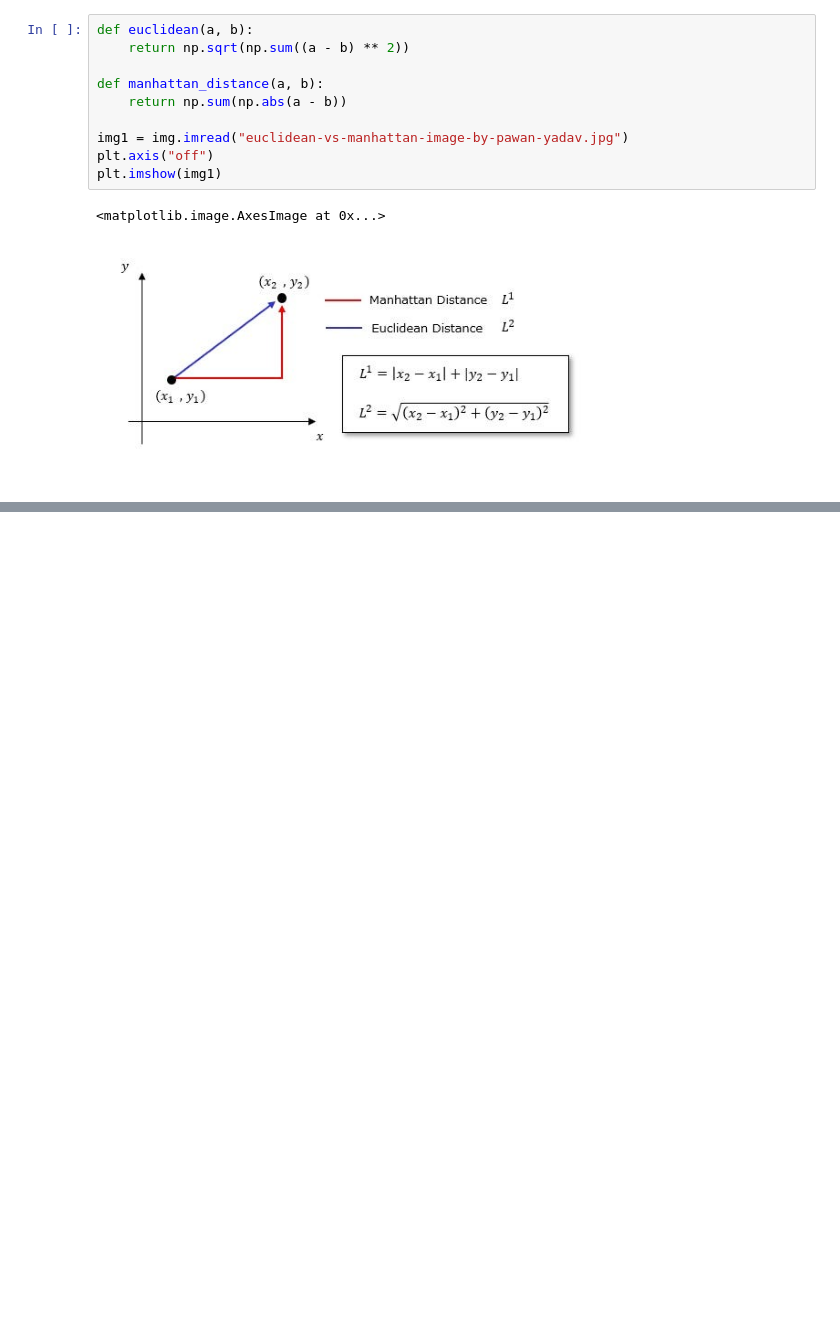
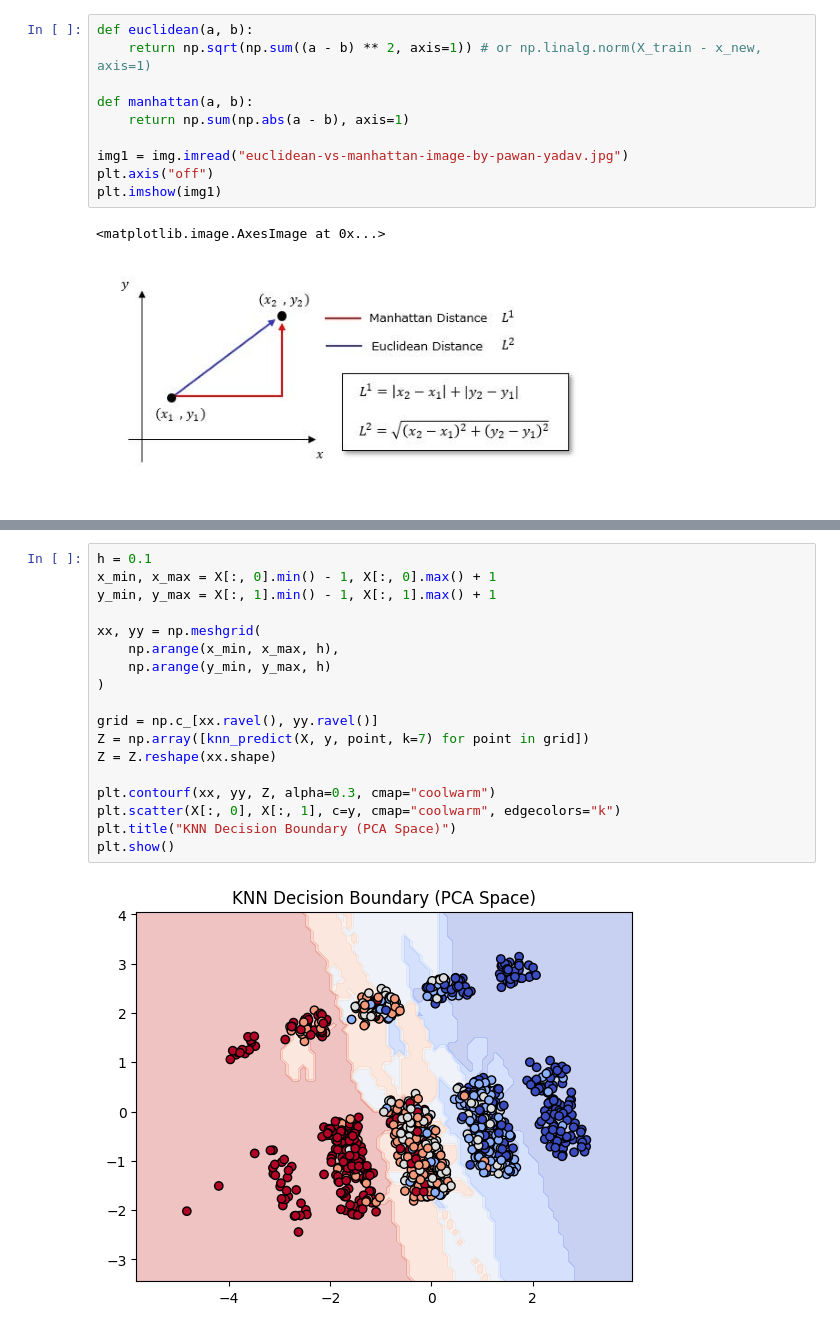
Before and after one commit to parsahmadian/KNN-Numpy-only, a Jupyter notebook: k_nearest_neighbors.ipynb, the cells around one changed output, grey strips where cells are left out. Saved outputs shown, nothing was run; the diff lists cells and outputs as text; blank space fills up the shorter version.

```diff
--- a/k_nearest_neighbors.ipynb
+++ b/k_nearest_neighbors.ipynb
@@ -52,9 +68,9 @@ def standardize(X):
 # %%
 def euclidean(a, b):
-    return np.sqrt(np.sum((a - b) ** 2))
+    return np.sqrt(np.sum((a - b) ** 2, axis=1)) # or np.linalg.norm(X_train - x_new, axis=1)
 
-def manhattan_distance(a, b):
-    return np.sum(np.abs(a - b))
+def manhattan(a, b):
+    return np.sum(np.abs(a - b), axis=1)
 
 img1 = img.imread("euclidean-vs-manhattan-image-by-pawan-yadav.jpg")
 plt.axis("off")
@@ -89,0 +134,20 @@ print(f"{y_pred}: this is a/an {y_pred_label} house!")
+# %%
+h = 0.1
+x_min, x_max = X[:, 0].min() - 1, X[:, 0].max() + 1
+y_min, y_max = X[:, 1].min() - 1, X[:, 1].max() + 1
+
+xx, yy = np.meshgrid(
+    np.arange(x_min, x_max, h),
+    np.arange(y_min, y_max, h)
+)
+
+grid = np.c_[xx.ravel(), yy.ravel()]
+Z = np.array([knn_predict(X, y, point, k=7) for point in grid])
+Z = Z.reshape(xx.shape)
+
+plt.contourf(xx, yy, Z, alpha=0.3, cmap="coolwarm")
+plt.scatter(X[:, 0], X[:, 1], c=y, cmap="coolwarm", edgecolors="k")
+plt.title("KNN Decision Boundary (PCA Space)")
+plt.show()
+# %% [output]
+[figure, added]
```
Also changed, not shown: parts of 13 cells of this notebook.
